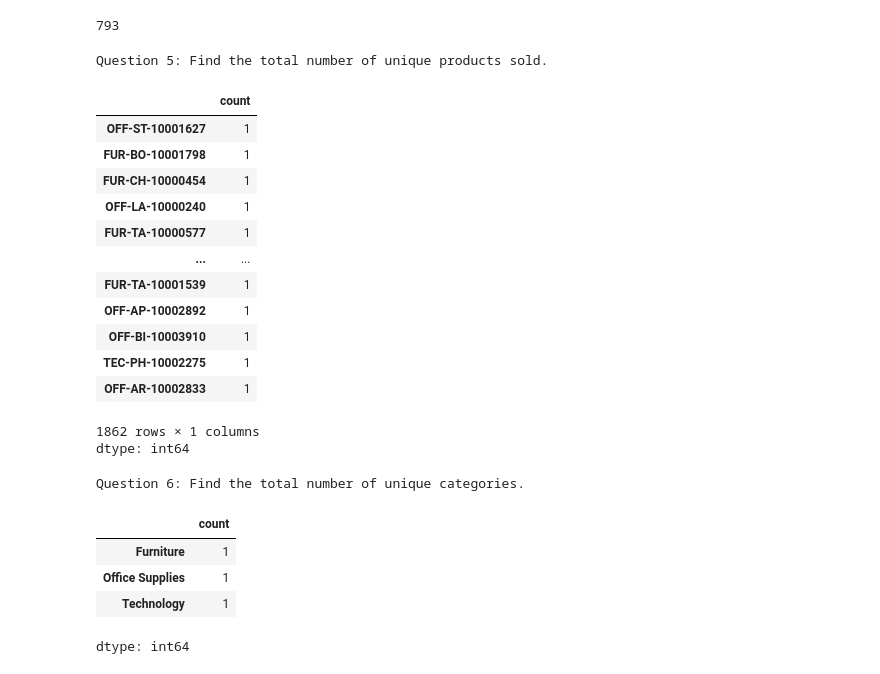
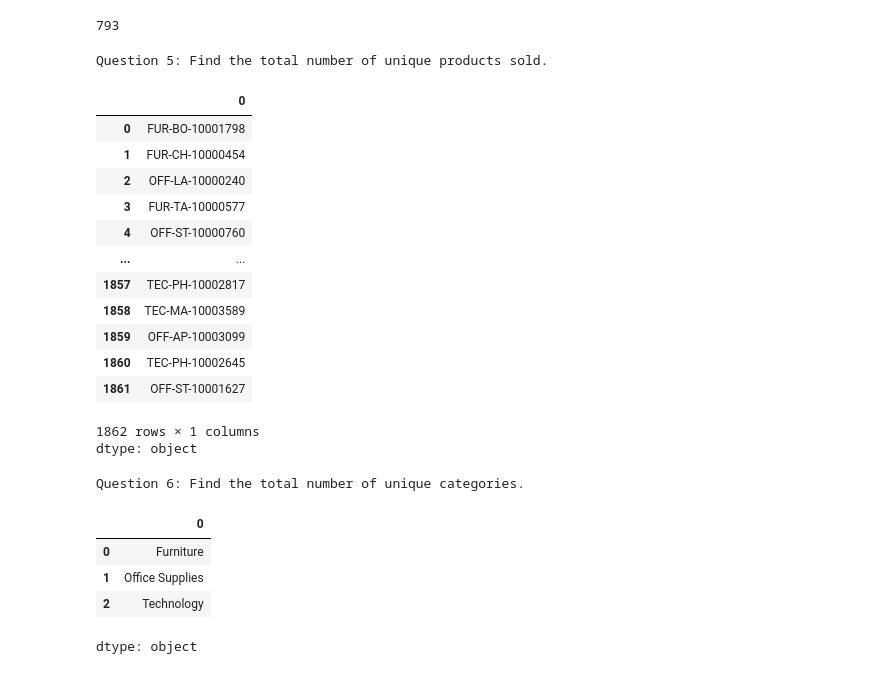
Before and after one commit to gaganreddy7977/python-assignment, a Jupyter notebook: pandas_Assignment.ipynb, the cells around one changed output. Drawn from its saved outputs; the diff is of its cells as text; code cells hidden in the pictures.

```diff
--- a/pandas_Assignment.ipynb
+++ b/pandas_Assignment.ipynb
@@ -34,30 +34,30 @@ unique_customers
 793
 # %%
 print('Question 5: Find the total number of unique products sold.')
-pd.value_counts(data_set['Product ID'].unique())
+pd.Series(data_set['Product ID'].unique())
 # %% [output]
 Question 5: Find the total number of unique products sold.
-|  | count |
-| OFF-ST-10001627 | 1 |
-| FUR-BO-10001798 | 1 |
-| FUR-CH-10000454 | 1 |
-| OFF-LA-10000240 | 1 |
-| FUR-TA-10000577 | 1 |
+|  | 0 |
+| 0 | FUR-BO-10001798 |
+| 1 | FUR-CH-10000454 |
+| 2 | OFF-LA-10000240 |
+| 3 | FUR-TA-10000577 |
+| 4 | OFF-ST-10000760 |
 | ... | ... |
-| FUR-TA-10001539 | 1 |
-| OFF-AP-10002892 | 1 |
-| OFF-BI-10003910 | 1 |
-| TEC-PH-10002275 | 1 |
-| OFF-AR-10002833 | 1 |
+| 1857 | TEC-PH-10002817 |
+| 1858 | TEC-MA-10003589 |
+| 1859 | OFF-AP-10003099 |
+| 1860 | TEC-PH-10002645 |
+| 1861 | OFF-ST-10001627 |
 1862 rows × 1 columns
-dtype: int64
+dtype: object
 # %%
 print('Question 6: Find the total number of unique categories.')
-pd.value_counts(data_set['Category'].unique())
+pd.Series(data_set['Category'].unique())
 # %% [output]
 Question 6: Find the total number of unique categories.
-|  | count |
-| Furniture | 1 |
-| Office Supplies | 1 |
-| Technology | 1 |
+|  | 0 |
+| 0 | Furniture |
+| 1 | Office Supplies |
+| 2 | Technology |
-dtype: int64
+dtype: object
```
Also changed, not shown: parts of 30 cells of this notebook.
